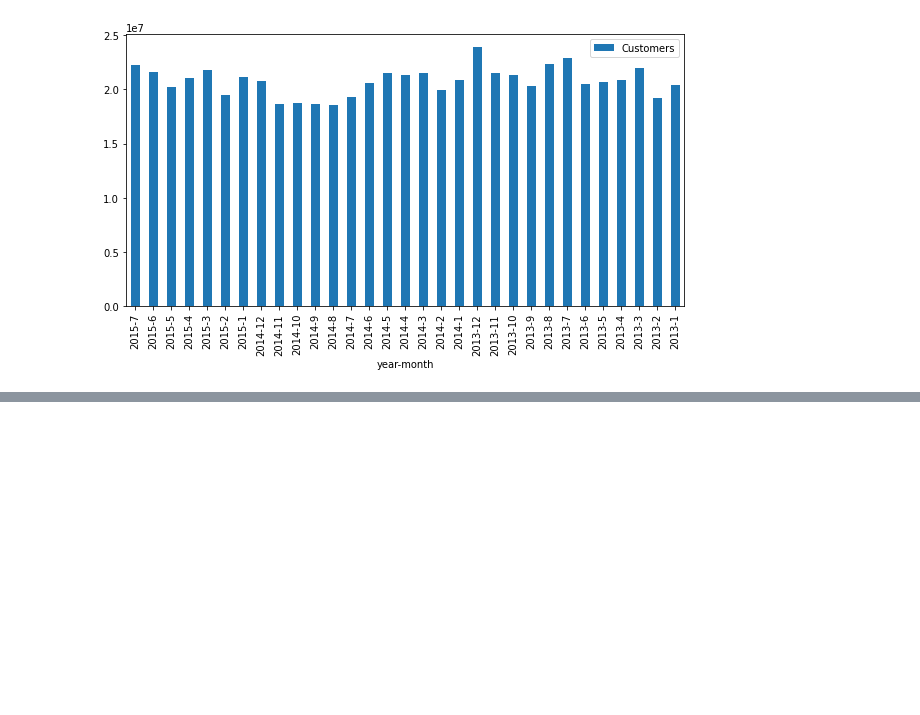
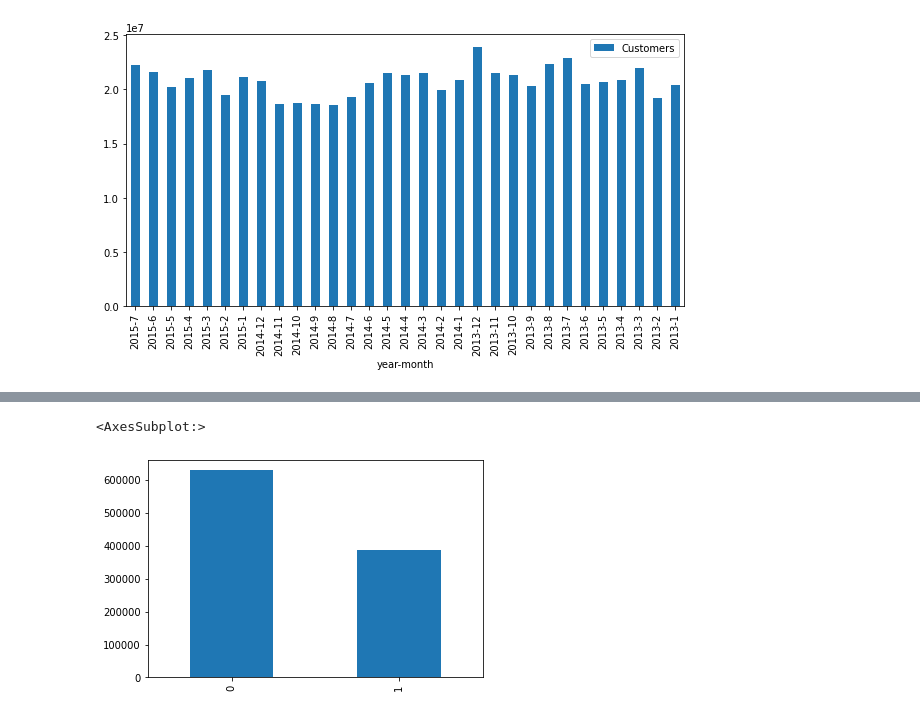
Before and after one commit to tesfayealex/Pharmaceutical-Sales-prediction, a Jupyter notebook: notebooks/EDA.ipynb, the cells around one changed output, grey strips where cells are left out. Drawn from its saved outputs; the diff is of its cells as text; code cells hidden in the pictures; blank space fills up the shorter version.

```diff
--- a/notebooks/EDA.ipynb
+++ b/notebooks/EDA.ipynb
@@ -440,0 +477,5 @@ plotter.plot_bar(store_combo.head(30),'Store','Sales','Stores With Top Sales Num
+# %%
+train_merged_df['Promo'].value_counts().plot(kind="bar")
+# %% [output]
+<AxesSubplot:>
+[figure, added]
```
Also changed, not shown: parts of 32 cells of this notebook.
